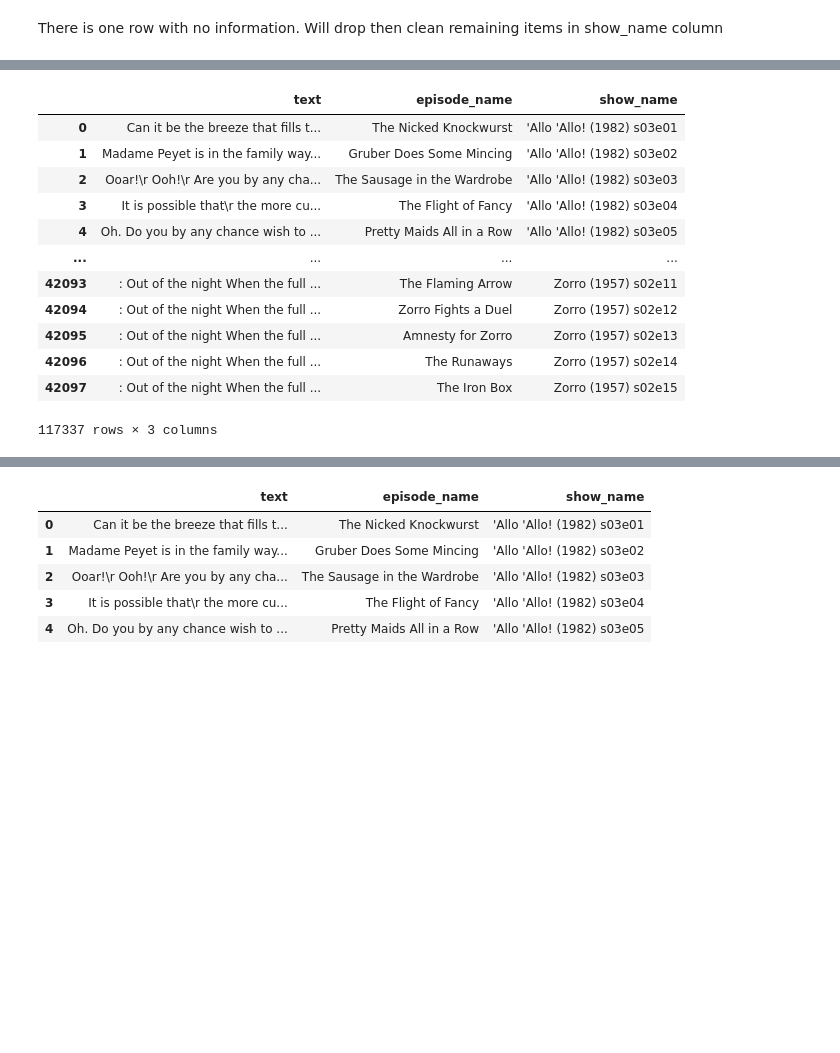
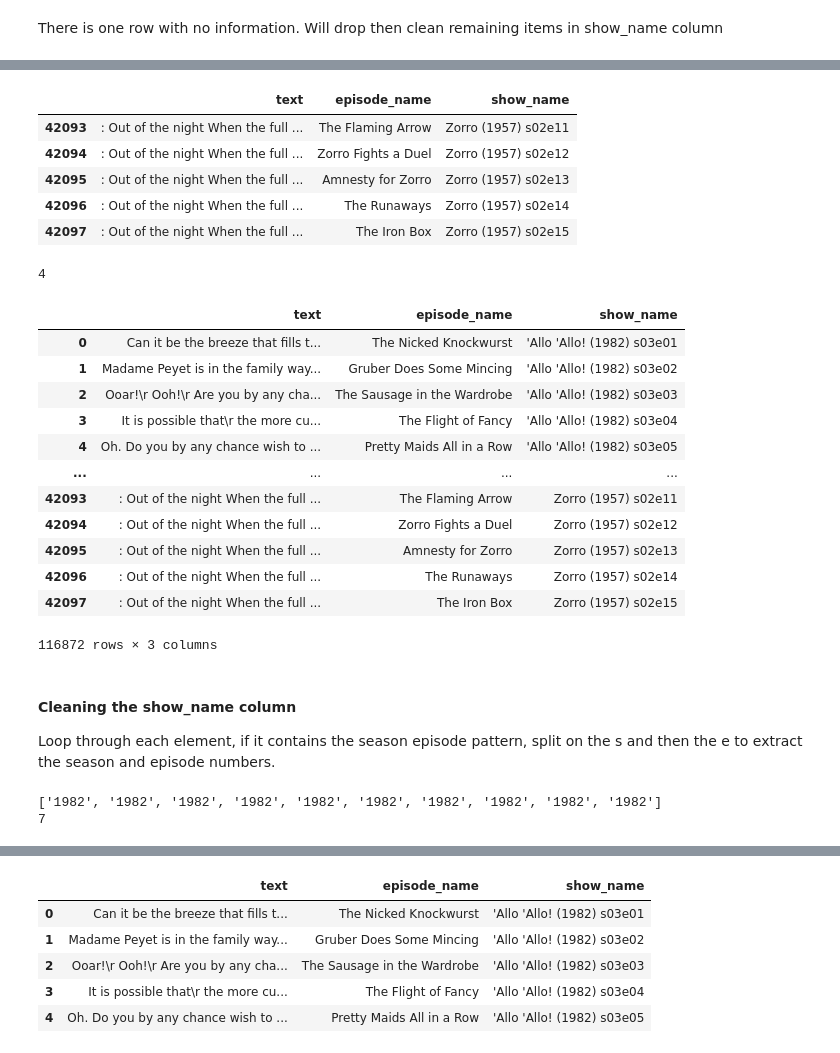
Before and after one commit to salice/television_show_recommender, a Jupyter notebook: springfield_eda.ipynb, the cells around one changed output, grey strips where cells are left out. Saved outputs shown, nothing was run; the diff lists cells and outputs as text; code cells hidden in the pictures; blank space fills up the shorter version.

```diff
--- a/springfield_eda.ipynb
+++ b/springfield_eda.ipynb
@@ -70,0 +73,2 @@ shows["show_name"] = shows["show_name"].str.replace("Episode Script", "")
+# %%
+shows = shows.drop(shows[shows["text"].isnull()].index)
@@ -71,5 +95,23 @@ shows["show_name"] = shows["show_name"].str.replace("Episode Script", "")
+# %%
+shows.tail()
+# %% [output]
+|  | text | episode_name | show_name |
+| 42093 | : Out of the night When the full ... | The Flaming Arrow | Zorro (1957) s02e11 |
+| 42094 | : Out of the night When the full ... | Zorro Fights a Duel | Zorro (1957) s02e12 |
+| 42095 | : Out of the night When the full ... | Amnesty for Zorro | Zorro (1957) s02e13 |
+| 42096 | : Out of the night When the full ... | The Runaways | Zorro (1957) s02e14 |
+| 42097 | : Out of the night When the full ... | The Iron Box | Zorro (1957) s02e15 |
+# %%
+test_list = []
+for show in shows["show_name"]:
+    if re.sub(r"s\d{2}", "", show) == show:
+        test_list.append(show)
+
+len(test_list)
+# %% [output]
+4
 # %%
-shows[shows["show_name"].str.contains(r"s\d{2}")]
+shows[shows["show_name"].str.contains(r"s\d{2}e\d*")]
 # %% [output]
 |  | text | episode_name | show_name |
 | 0 | Can it be the breeze that fills t... | The Nicked Knockwurst | 'Allo 'Allo! (1982) s03e01 |
@@ -83,4 +125,48 @@ shows[shows["show_name"].str.contains(r"s\d{2}")]
 | 42095 | : Out of the night When the full ... | Amnesty for Zorro | Zorro (1957) s02e13 |
 | 42096 | : Out of the night When the full ... | The Runaways | Zorro (1957) s02e14 |
 | 42097 | : Out of the night When the full ... | The Iron Box | Zorro (1957) s02e15 |
-117337 rows × 3 columns
+116872 rows × 3 columns
+# %% [markdown]
+#### Cleaning the show_name column
+Loop through each element, if it contains the season episode pattern, split on the s and then the e to extract the season and episode numbers.
+# %%
+def clean_show_name_col(df):
+    season_nums = []
+    episode_nums = []
+    show_names = []
+    show_name_manual_clean = []
+    test = []
+    years = []
+
+    for show in df["show_name"]:
+        if re.search(r"s\d{2}e\d*", show):
+            season_split = show.rsplit("s", maxsplit=1)
+            #pulling out the season and episode numbers
+            season_episode = season_split[1]
+            season_episode_split = season_episode.split("e")
+            season_num = season_episode_split[0].strip()
+            episode_num = season_episode_split[1].strip()
+            season_nums.append(season_num)
+            episode_nums.append(episode_num)
+
+            #show name and year (if available)
+            show_year = season_split[0]
+            if re.search(r"\(\d{4}\)", show_year):
+                show_year_split = show_year.rsplit("(", maxsplit=1)
+                show_name = show_year_split[0].strip()
+                show_names.append(show_name)
+                year = show_year_split[1].strip().replace(")", "")
+                years.append(year)
+            else:
+                show_names.append(show_year)
+        else:
+            show_name_manual_clean.append(show)
+    #print(season_nums[:5])
+    #print(episode_nums[:5])
+    #print(test[:10])
+    #print(show_names[:-1])
+    print(years[:10])
+    print(len(show_name_manual_clean))
+# %% [output]
+['1982', '1982', '1982', '1982', '1982', '1982', '1982', '1982', '1982', '1982']
+7
```
Also changed, not shown: parts of 6 cells of this notebook.
